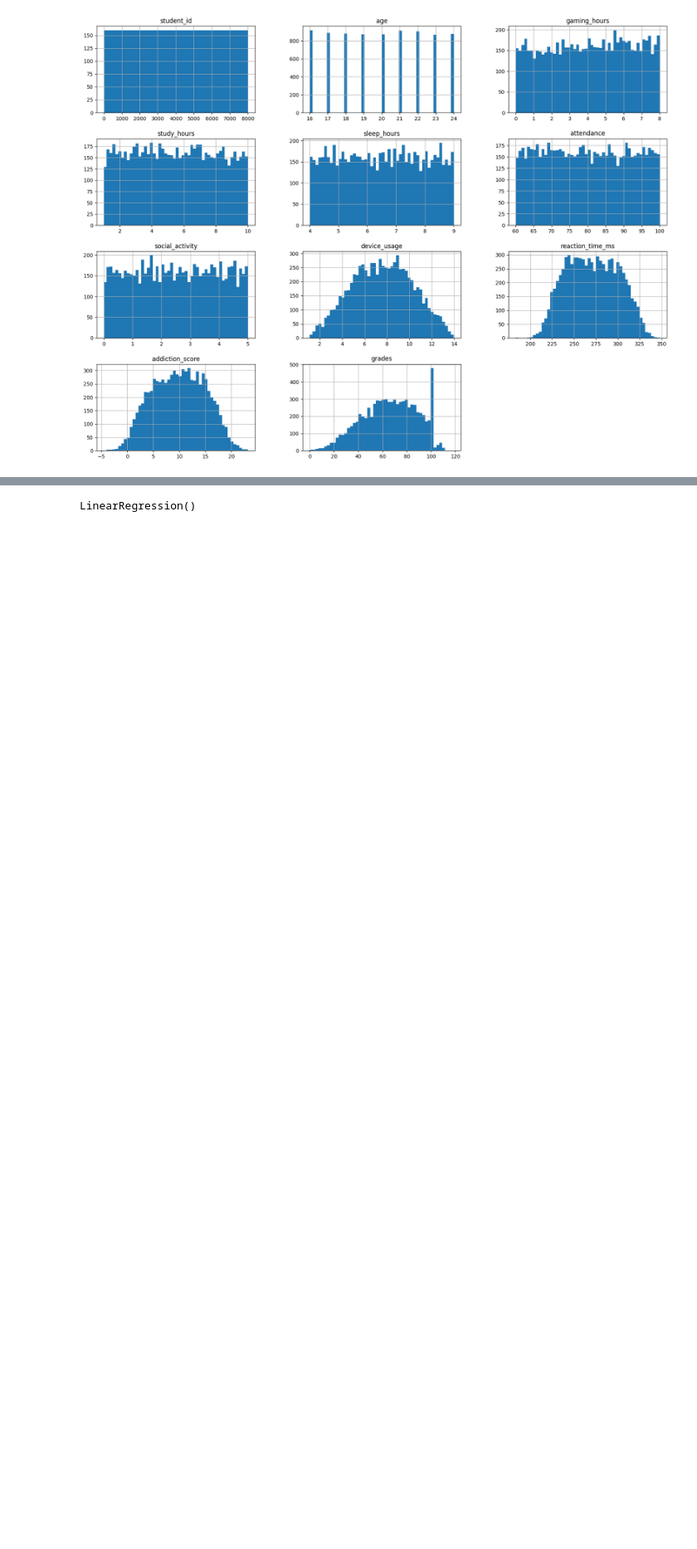
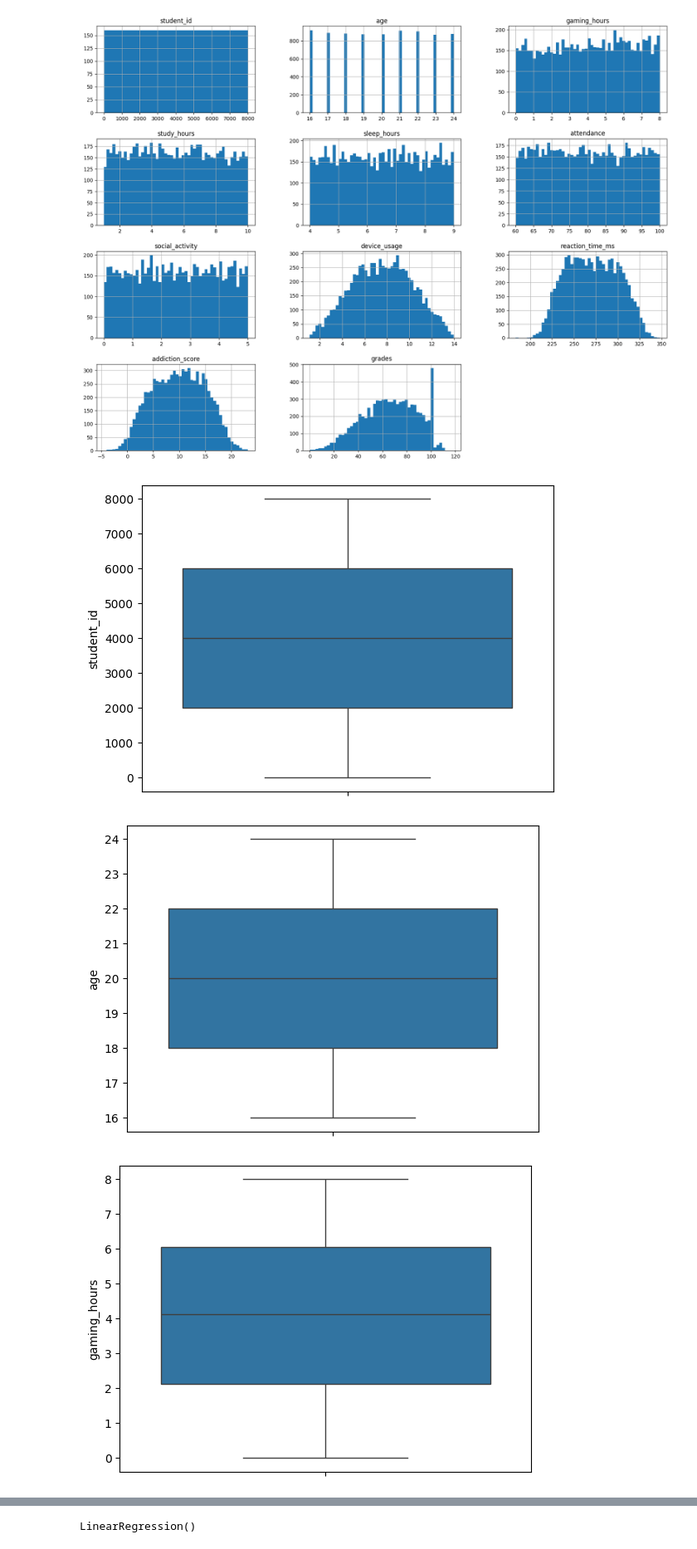
Before and after one commit to awoznica05/Projekt-na-programowanie, a Jupyter notebook: programowanie_projekt.ipynb, the cells around one changed output, grey strips where cells are left out. Shown at 83% size. Cells and saved outputs as stored; diff of their text form; code cells hidden in the pictures; blank space fills up the shorter version.

```diff
--- a/programowanie_projekt.ipynb
+++ b/programowanie_projekt.ipynb
@@ -105,17 +105,14 @@ dataset.hist(bins=50, figsize=(20,15))
 plt.show()
 # %% [output]
 [figure]
-# %%
-#Usuwamy oceny większe niż 100% + outlierów
-from scipy import stats
-num_features = []
-for feature in dataset.columns.values:
-  if not isinstance(dataset[feature].iloc[0], str):
-    num_features.append(feature)
-dataset = dataset[dataset.grades < 100]
-dataset = dataset.drop_duplicates()
-dataset.shape
-clean_dataset = dataset[num_features][(np.abs(stats.zscore(dataset[num_features])) < 3).all(axis=1)]
-clean_dataset["gender"] = dataset["gender"]
-clean_dataset["gaming_genre"] = dataset["gaming_genre"]
-clean_dataset["stress_level"] = dataset["stress_level"]
+# %%
+#Sprawdzamy, czy są jacyś outlierzy
+import seaborn as sns
+for feature in dataset.columns.values:
+  if not isinstance(dataset[feature].iloc[0], str): #wykresy tylko dla kolumn z danymi liczbowymi
+    sns.boxplot(y=dataset[feature])
+    plt.show()
+# %% [output]
+[figure, added]
+[figure, added]
+[figure, added]
```
Also changed, not shown: parts of 23 cells of this notebook.
